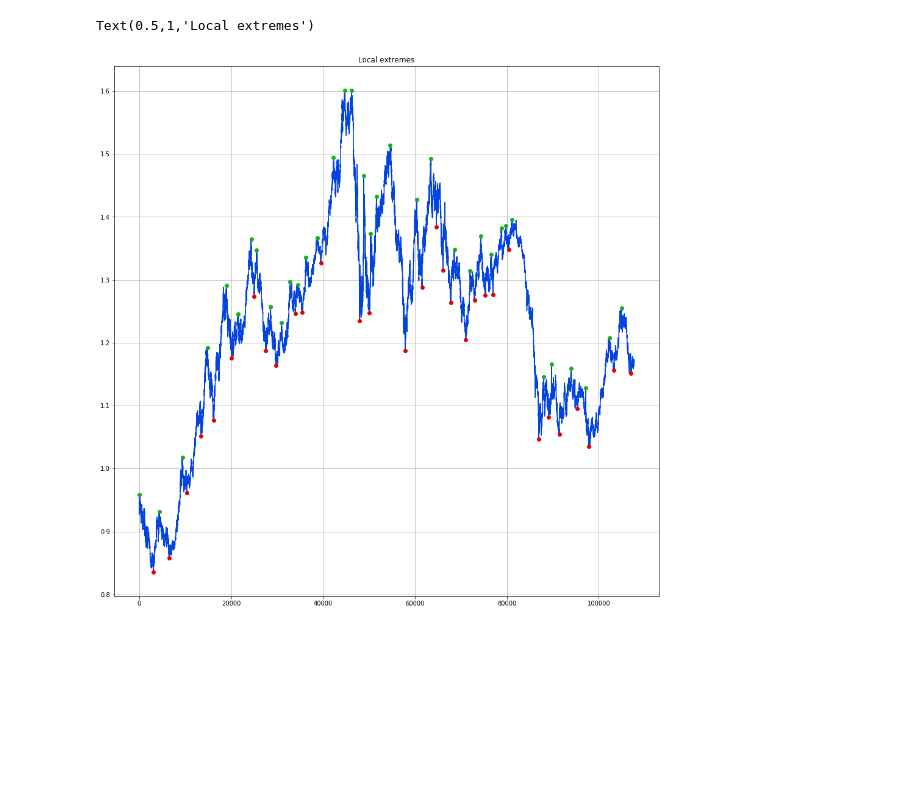
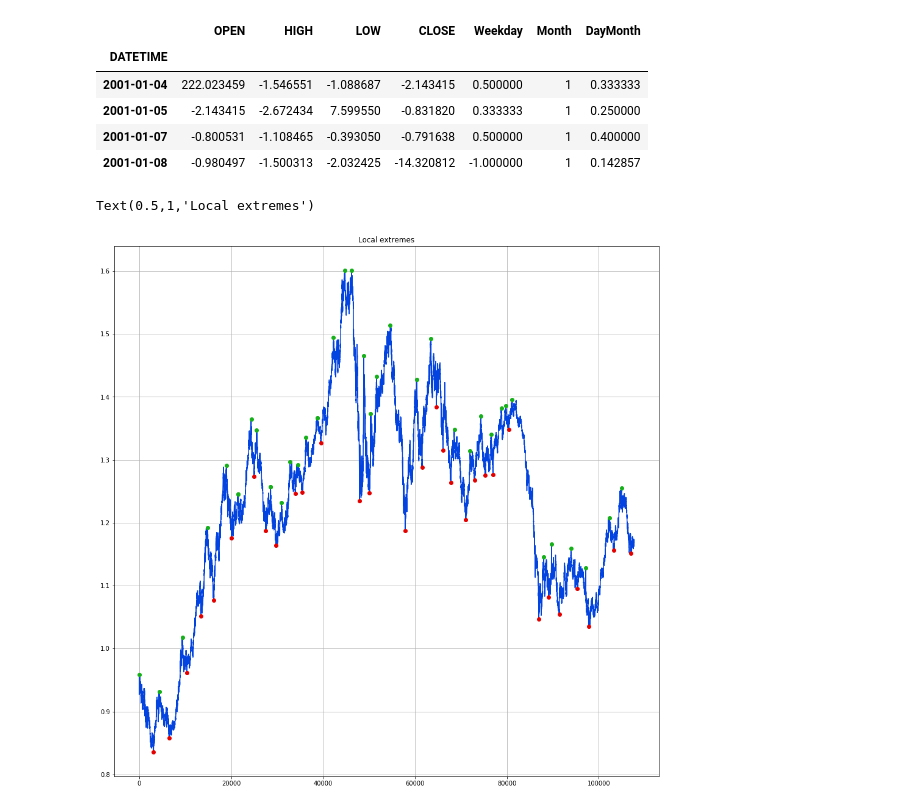
Before and after one commit to profiler84/algotrading, a Jupyter notebook: Forex.ipynb, the cells around one changed output. Drawn from its saved outputs; the diff is of its cells as text; code cells hidden in the pictures; blank space fills up the shorter version.

```diff
--- a/Forex.ipynb
+++ b/Forex.ipynb
@@ -358,2 +374,17 @@ EURUSD_4H = EURUSD.resample('4H').agg({'OPEN': 'first',
 EURUSD_1H = EURUSD_1H.dropna()
 EURUSD_4H = EURUSD_4H.dropna()
+# %%
+EURUSD_M = EURUSD_D.resample('M').agg({'OPEN': 'first',
+                                 'HIGH': 'max',
+                                 'LOW': 'min',
+                                 'CLOSE': 'last'})
+EURUSD_M = EURUSD_D.dropna().pct_change().dropna()
+EURUSD_M['Month'] = EURUSD_M.index.month
+EURUSD_M.head(4)
+# %% [output]
+|  | OPEN | HIGH | LOW | CLOSE | Weekday | Month | DayMonth |
+| DATETIME |  |  |  |  |  |  |  |
+| 2001-01-04 | 222.023459 | -1.546551 | -1.088687 | -2.143415 | 0.500000 | 1 | 0.333333 |
+| 2001-01-05 | -2.143415 | -2.672434 | 7.599550 | -0.831820 | 0.333333 | 1 | 0.250000 |
+| 2001-01-07 | -0.800531 | -1.108465 | -0.393050 | -0.791638 | 0.500000 | 1 | 0.400000 |
+| 2001-01-08 | -0.980497 | -1.500313 | -2.032425 | -14.320812 | -1.000000 | 1 | 0.142857 |
```
Also changed, not shown: parts of 14 cells of this notebook.
